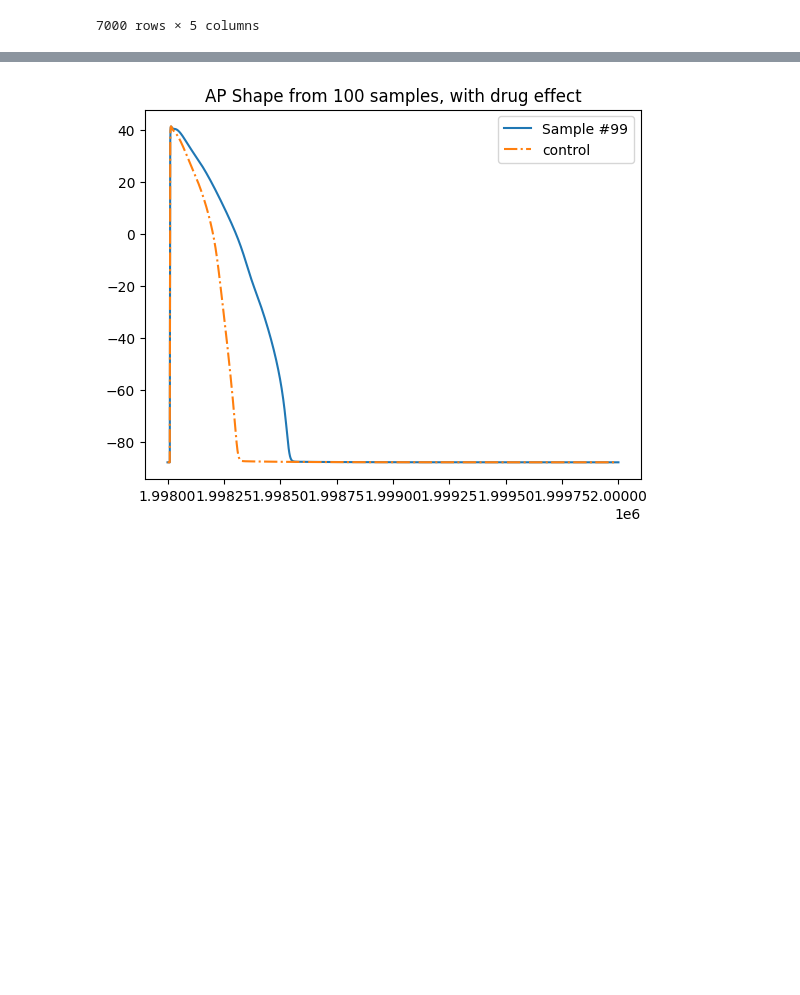
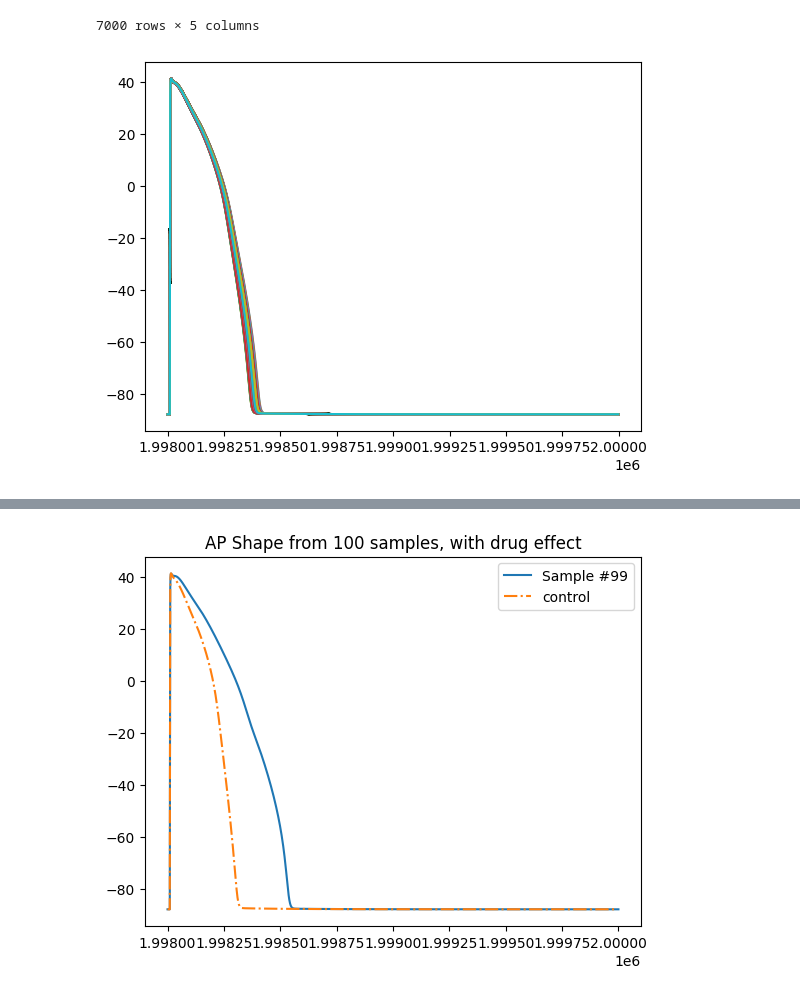
Before and after one commit to IritaSee/gpu_code_ground_up, a Jupyter notebook: result/parse.ipynb, the cells around one changed output, grey strips where cells are left out. Cells and saved outputs as stored; diff of their text form; code cells hidden in the pictures; blank space fills up the shorter version.

```diff
--- a/result/parse.ipynb
+++ b/result/parse.ipynb
@@ -69,3 +69,10 @@ control
 | 6998 | 0.000 | 0.000000 | 0.0000 | 0.0 | 0.000000 |
 | 6999 | 0.000 | 0.000000 | 0.0000 | 0.0 | 0.000000 |
 7000 rows × 5 columns
+# %%
+for corenum in range(2000):
+    coredata = pd.read_csv('./drugged/'+str(corenum)+'.csv')
+    plt.plot(coredata['time'][:6977], coredata['state'][:6977], label = "Sample #"+str(corenum))
+    # plt.legend()
+# %% [output]
+[figure, added]
```
Also changed, not shown: parts of 5 cells of this notebook.
